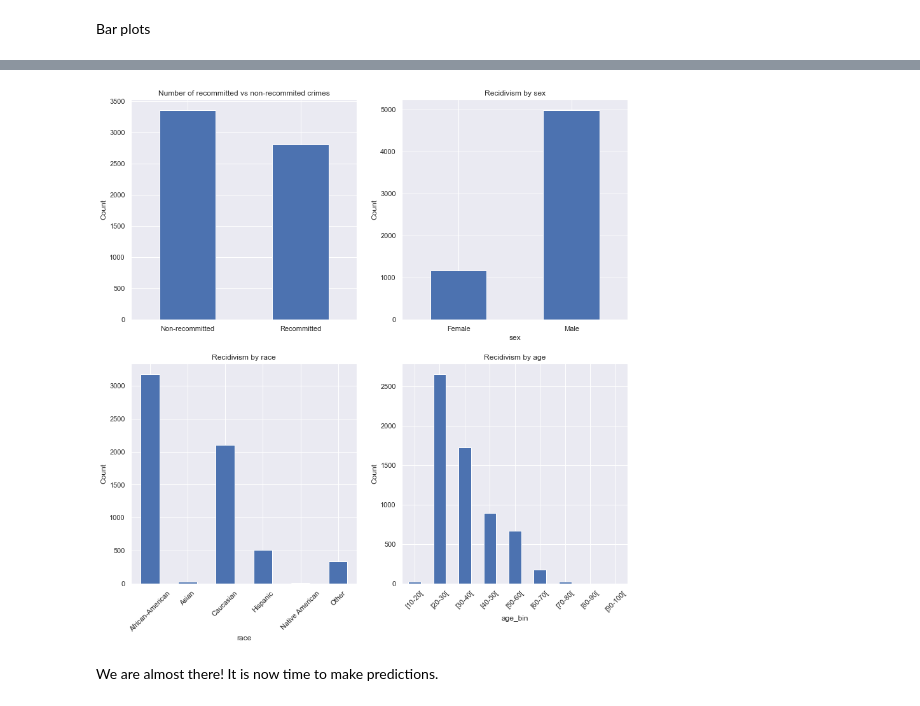
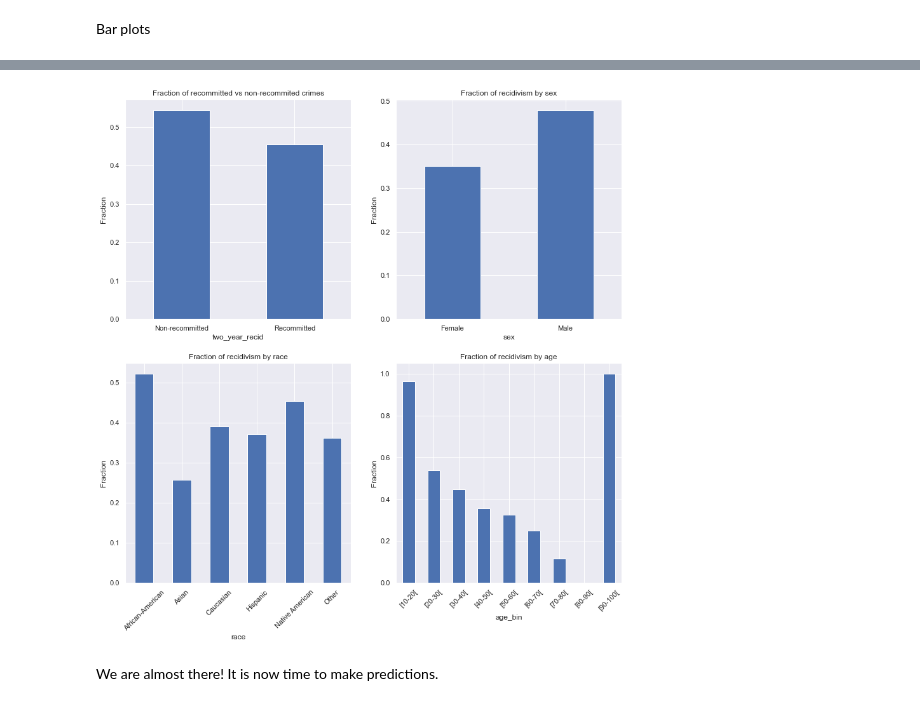
Before and after one commit to simonmoesorensen/socialdata2022, a Jupyter notebook: lectures/Week6.ipynb, the cells around one changed output, grey strips where cells are left out. Drawn from its saved outputs; the diff is of its cells as text; code cells hidden in the pictures.

```diff
--- a/lectures/Week6.ipynb
+++ b/lectures/Week6.ipynb
@@ -154,56 +165,56 @@ sns.set_theme()
 # %%
-fig, axs = plt.subplots(2,2, figsize=(14,14))
+fig, axs = plt.subplots(2, 2, figsize=(14,14))
 
 # Number of recommitted vs non-recommitted crimes
-df.two_year_recid.value_counts().plot(kind='bar', ax=axs[0,0])
-axs[0, 0].set_title('Number of recommitted vs non-recommited crimes')
+(df.groupby('two_year_recid').two_year_recid.count() / len(df.two_year_recid)).plot(kind='bar', ax=axs[0,0])
+axs[0, 0].set_title('Fraction of recommitted vs non-recommited crimes')
 axs[0, 0].set_xticklabels(['Non-recommitted', 'Recommitted'], rotation=0)
-axs[0, 0].set_ylabel('Count')
+axs[0, 0].set_ylabel('Fraction')
 
 # Fraction of recidivism by sex
-df.groupby('sex').two_year_recid.count().plot(kind='bar', ax=axs[0, 1])
-axs[0, 1].set_title('Recidivism by sex')
+df.groupby('sex').two_year_recid.mean().plot(kind='bar', ax=axs[0, 1])
+axs[0, 1].set_title('Fraction of recidivism by sex')
 axs[0, 1].set_xticklabels(axs[0, 1].get_xticklabels(), rotation=0)
-axs[0, 1].set_ylabel('Count')
+axs[0, 1].set_ylabel('Fraction')
 
 # Fraction of recidivism by race
-df.groupby('race').two_year_recid.count().plot(kind='bar', ax=axs[1, 0])
-axs[1, 0].set_title('Recidivism by race')
+df.groupby('race').two_year_recid.mean().plot(kind='bar', ax=axs[1, 0])
+axs[1, 0].set_title('Fraction of recidivism by race')
 axs[1, 0].set_xticklabels(axs[1, 0].get_xticklabels(), rotation=45)
-axs[1, 0].set_ylabel('Count')
+axs[1, 0].set_ylabel('Fraction')
 
 # Fraction of recidivism by age
 def bin_age(age):
     if 0 <= age < 10:
         return '[0-10['
     elif 10 <= age < 20:
         return '[10-20['
     elif 20 <= age < 30:
         return '[20-30['
     elif 30 <= age < 40:
         return '[30-40['
     elif 40 <= age < 50:
         return '[40-50['
     elif 50 <= age < 60:
         return '[50-60['
     elif 60 <= age < 70:
         return '[60-70['
     elif 70 <= age < 80:
         return '[70-80['
     elif 80 <= age < 90:
         return '[80-90['
     elif 90 <= age < 100:
         return '[90-100['
 
 df['age_bin'] = df.age.apply(bin_age)
-df.groupby('age_bin').two_year_recid.count().plot(kind='bar', ax=axs[1, 1])
-axs[1, 1].set_title('Recidivism by age')
+df.groupby('age_bin').two_year_recid.mean().plot(kind='bar', ax=axs[1, 1])
+axs[1, 1].set_title('Fraction of recidivism by age')
 axs[1, 1].set_xticklabels(axs[1, 1].get_xticklabels(), rotation=45)
-axs[1, 1].set_ylabel('Count')
+axs[1, 1].set_ylabel('Fraction')
 
 plt.show()
 # %% [output]
-[figure, old version]
+[figure, new version]
 # %% [markdown]
 We are almost there! It is now time to make predictions.
 # %% [markdown]
```
Also changed, not shown: parts of 1 cell of this notebook, 1 other file.
